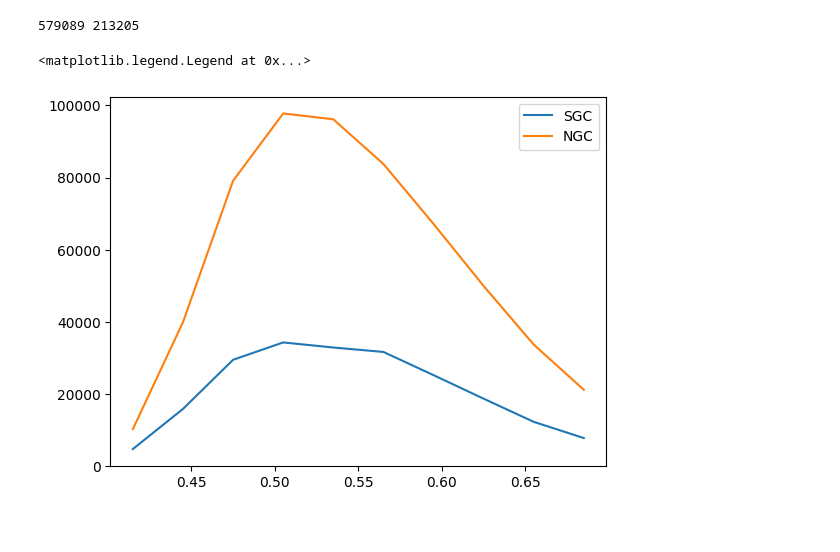
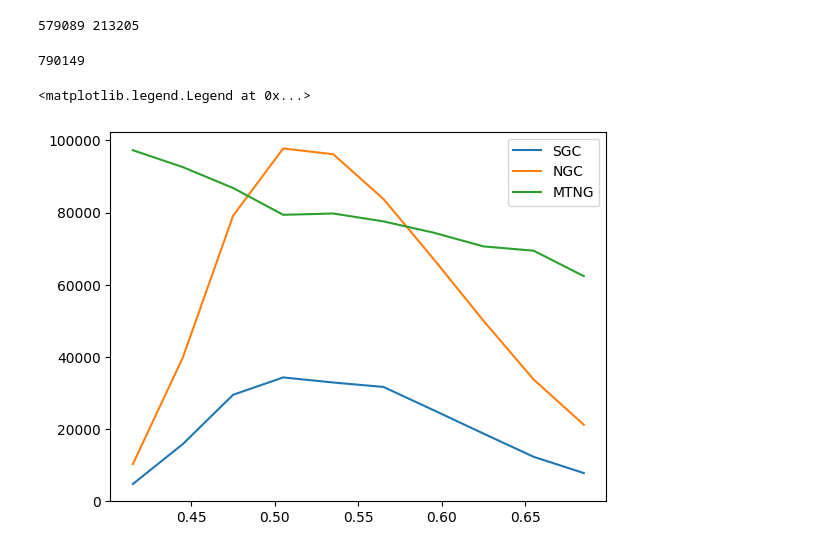
Before and after one commit to maho3/ltu-cmass, a Jupyter notebook: notebooks/nz_observed.ipynb, the cells around one changed output. Saved outputs shown, nothing was run; the diff lists cells and outputs as text; code cells hidden in the pictures.

```diff
--- a/notebooks/nz_observed.ipynb
+++ b/notebooks/nz_observed.ipynb
@@ -50,6 +47,15 @@ srdz = srdz[mask]
 print(len(nrdz), len(srdz))
 # %% [output]
 579089 213205
+# %%
+# Load MTNG
+fname = join(wdir, 'mtng/nbody/L3000-N384/0/mtng_lightcone/hod00000_aug00000.h5')
+with h5py.File(fname, 'r') as f:
+    mz = f['z'][:]
+
+print(len(mz))
+# %% [output]
+790149
 # %%
 Nzbins = 10
 zbin_edges = np.linspace(zlim[0], zlim[1], Nzbins + 1)
@@ -57,15 +63,17 @@ zbin_centers = 0.5 * (zbin_edges[:-1] + zbin_edges[1:])
 
 shist = np.histogram(srdz[:, 2], bins=zbin_edges)[0]
 nhist = np.histogram(nrdz[:, 2], bins=zbin_edges)[0]
+mhist = np.histogram(mz, bins=zbin_edges)[0]
 # %%
 f, ax = plt.subplots()
 ax.plot(zbin_centers, shist, label='SGC')
 ax.plot(zbin_centers, nhist, label='NGC')
+ax.plot(zbin_centers, mhist, label='MTNG')
 ax.set_ylim(0)
 ax.legend()
 # %% [output]
 <matplotlib.legend.Legend at 0x...>
-[figure, old version]
+[figure, new version]
 # %%
 # Define the output directory
 outdir = '/home/x-mho1/git/ltu-cmass/cmass/lightcone'
```
Also changed, not shown: parts of 2 cells of this notebook, 3 other files.
